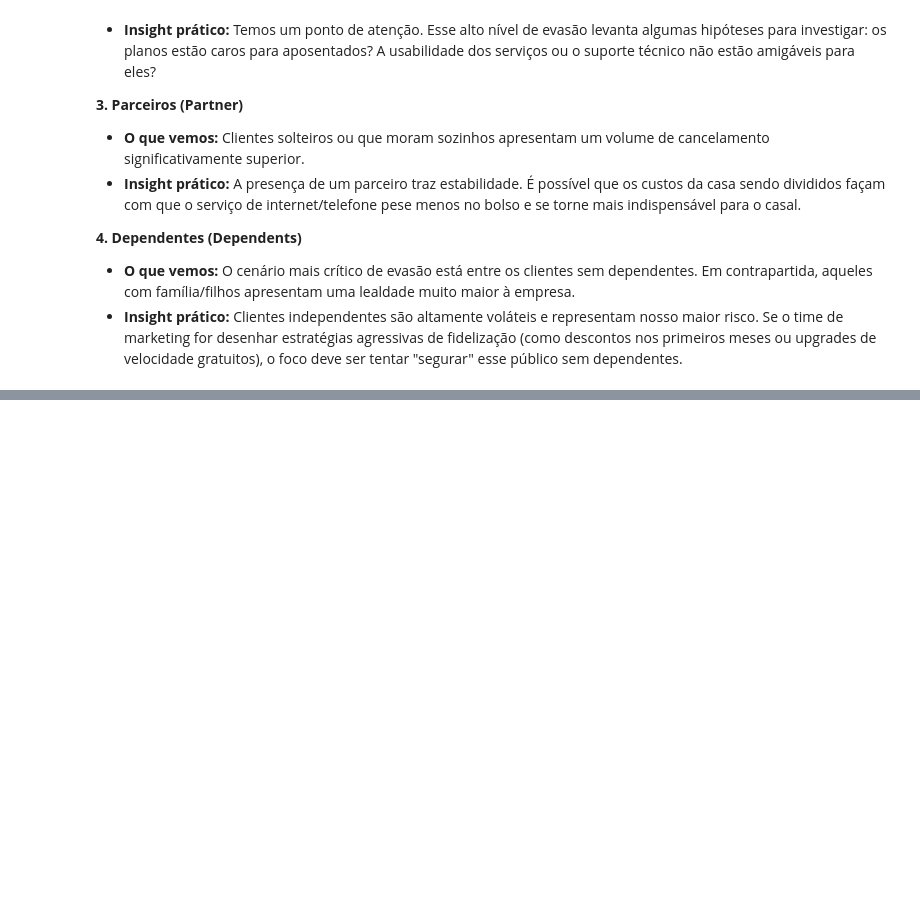
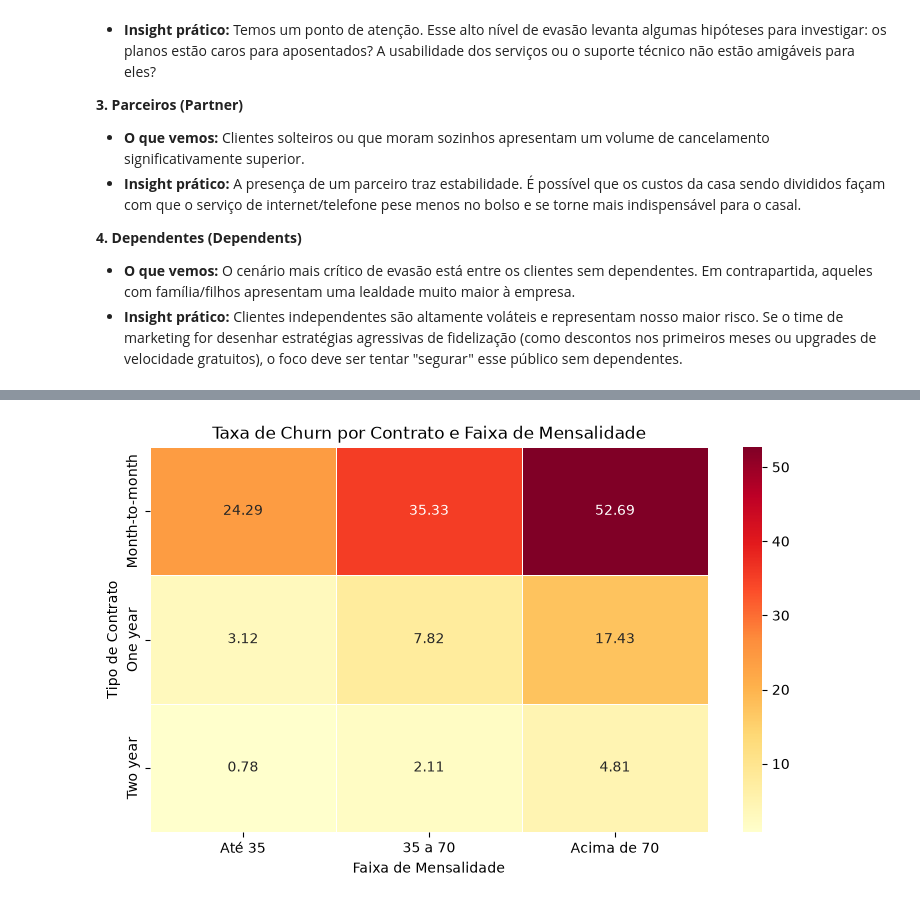
Before and after one commit to weszxl/eda_telco_customer, a Jupyter notebook: telco_customer.ipynb, the cells around one changed output, grey strips where cells are left out. Saved outputs shown, nothing was run; the diff lists cells and outputs as text; code cells hidden in the pictures; blank space fills up the shorter version.

```diff
--- a/telco_customer.ipynb
+++ b/telco_customer.ipynb
@@ -746,0 +665,18 @@ A longo prazo, a diferença entre o cliente básico e o cliente "premium" desapa
+# %%
+data['Faixa_Mensalidade'] = pd.cut(
+    data['MonthlyCharges'],
+    bins=[0, 35, 70, float('inf')],
+    labels=['Até 35', '35 a 70', 'Acima de 70']
+)
+
+contrato_mensalidade = (
+    data.groupby(
+        ['Contract', 'Faixa_Mensalidade'],
+        observed=True
+    )['Churn_Rate']
+    .mean()
+    .unstack()
+    * 100
+).round(2)
+
+contrato_mensalidade
@@ -746,0 +689,18 @@ A longo prazo, a diferença entre o cliente básico e o cliente "premium" desapa
+# %%
+plt.figure(figsize=(9, 5))
+
+sns.heatmap(
+    contrato_mensalidade,
+    annot=True,
+    fmt='.2f',
+    cmap='YlOrRd',
+    linewidths=0.5
+)
+
+plt.title('Taxa de Churn por Contrato e Faixa de Mensalidade')
+plt.xlabel('Faixa de Mensalidade')
+plt.ylabel('Tipo de Contrato')
+
+plt.show()
+# %% [output]
+[figure, added]
```
Also changed, not shown: parts of 32 cells of this notebook.
